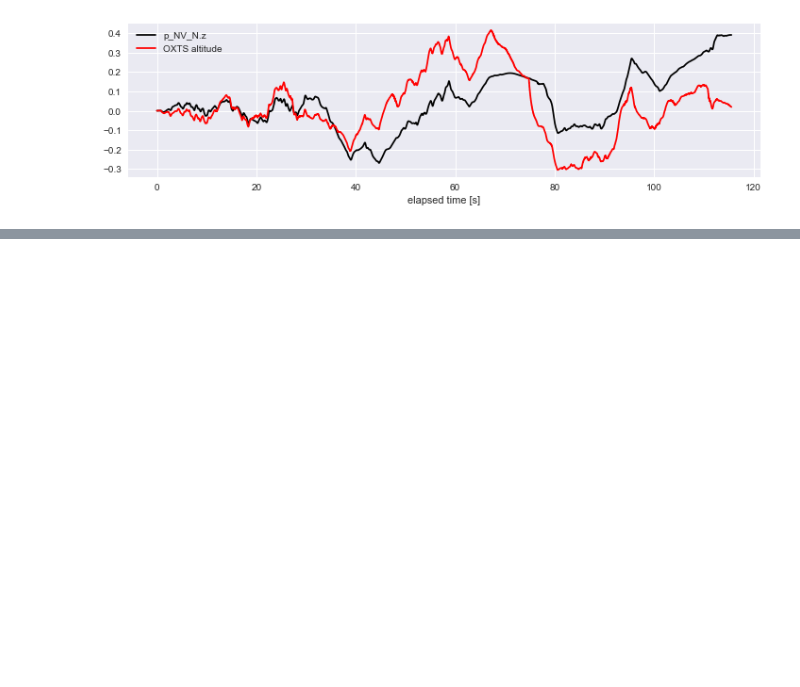
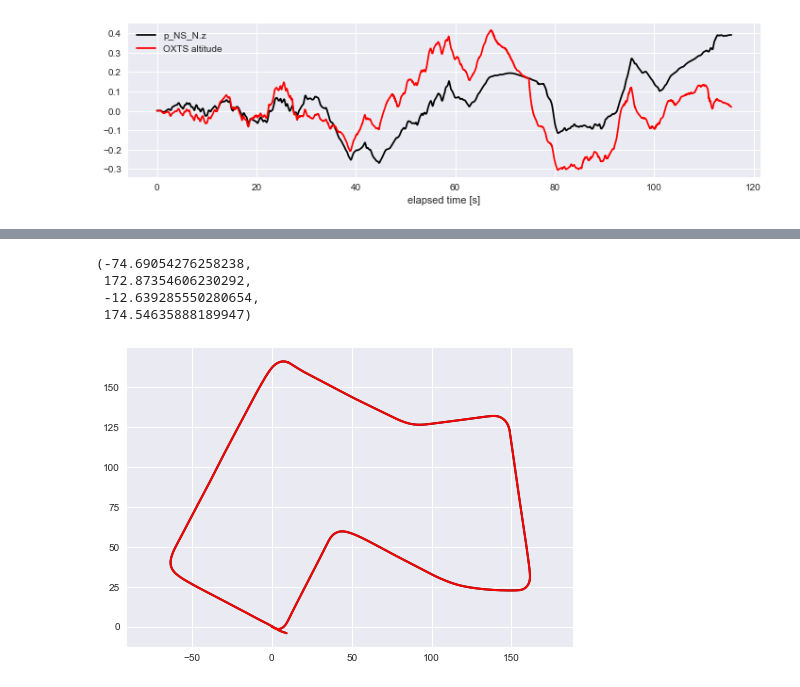
Before and after one commit to jmwalls/odometry, a Jupyter notebook: kitti.ipynb, the cells around one changed output, grey strips where cells are left out. Drawn from its saved outputs; the diff is of its cells as text; code cells hidden in the pictures; blank space fills up the shorter version.

```diff
--- a/kitti.ipynb
+++ b/kitti.ipynb
@@ -27,13 +31,13 @@ df.describe()
 # %%
 # Let's integrate ENU frame velocities and plot the BEV.
 dts = np.diff(df['timestamp'])
-p_NV_N = np.vstack(((dts * df['ve'][:-1]).cumsum(),
+p_NS_N = np.vstack(((dts * df['ve'][:-1]).cumsum(),
                     (dts * df['vn'][:-1]).cumsum(),
                     (dts * df['vu'][:-1]).cumsum())).T
 
 fig = plt.figure()
 ax = fig.add_subplot(111)
-ax.plot(p_NV_N[:, 0], p_NV_N[:, 1], 'k', lw=2)
+ax.plot(p_NS_N[:, 0], p_NS_N[:, 1], 'k', lw=2)
 ax.axis('equal')
 ax.set_ylabel('North [m]')
 ax.set_xlabel('East [m]')
@@ -63,23 +67,24 @@ Text(0.5, 0, 'elapsed time [s]')
 
 # Note: KITTI provides vf/vl/vu (some tangent frame) and ve/vn/vu (ENU frame) velocities. So we'll need
 # to convert this to vehicle frame...
-R_NV = np.array([transforms3d.euler.euler2mat(ri, pi, yi)
+R_NS = np.array([Rotation.from_euler('xyz', (ri, pi, yi)).as_matrix()
                  for ri, pi, yi in zip(df['roll'], df['pitch'], df['yaw'])])
-v_NV_N = np.vstack((df['ve'], df['vn'], df['vu'])).T
-v_NV_V = np.einsum('ij,ijk->ik', v_NV_N, R_NV)
+v_NS_N = np.vstack((df['ve'], df['vn'], df['vu'])).T
+#XXX v_NS_S = np.einsum('ij,ijk->ik', v_NS_N, R_NS)
+v_NS_S = np.einsum('ijk,ij->ik', R_NS, v_NS_N)
 
-def _plot_velocity(ax, v, key):
-    ax.plot(df['timestamp'] - df['timestamp'][0], v, 'k')
+def _plot_velocity(ax, v, key, *args, **kwargs):
+    ax.plot(df['timestamp'] - df['timestamp'][0], v, *args, **kwargs)
     ax.set_ylabel(f'{key} [m/s]')
 
 fig = plt.figure(figsize=(12, 6))
 
 axx = fig.add_subplot(311)
-_plot_velocity(axx, v_NV_V[:, 0], 'vx')
+_plot_velocity(axx, v_NS_S[:, 0], 'vx', 'k')
 axy = fig.add_subplot(312)
-_plot_velocity(axy, v_NV_V[:, 1], 'vy')
+_plot_velocity(axy, v_NS_S[:, 1], 'vy', 'k')
 axz = fig.add_subplot(313)
-_plot_velocity(axz, v_NV_V[:, 2], 'vz')
+_plot_velocity(axz, v_NS_S[:, 2], 'vz', 'k')
 axz.set_xlabel('elapsed time [s]')
 # %% [output]
 Text(0.5, 0, 'elapsed time [s]')
@@ -103,0 +162,14 @@ ax.legend()
+# %%
+p_NS_N_imu = 0.01 * np.cumsum(v_NS_N, axis=0) + p_NS_N[0, :]
+
+fig = plt.figure()
+ax = fig.add_subplot(111)
+ax.plot(p_NS_N[:, 0], p_NS_N[:, 1], 'k', lw=2)
+ax.plot(p_NS_N_imu[:, 0], p_NS_N_imu[:, 1], 'r', lw=2)
+ax.axis('equal')
+# %% [output]
+(-74.69054276258238,
+ 172.87354606230292,
+ -12.639285550280654,
+ 174.54635888189947)
+[figure, added]
```
Also changed, not shown: parts of 6 cells of this notebook, 6 other files.
